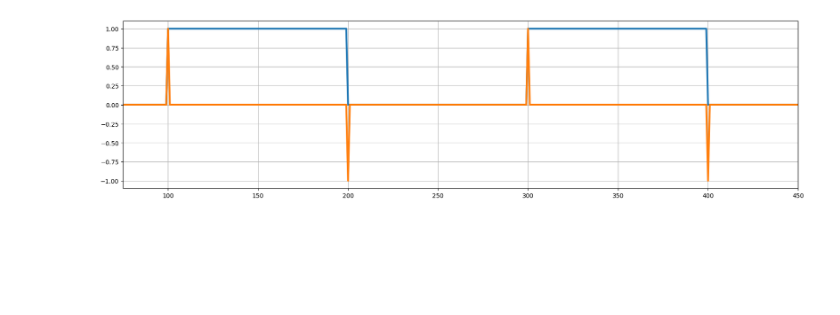
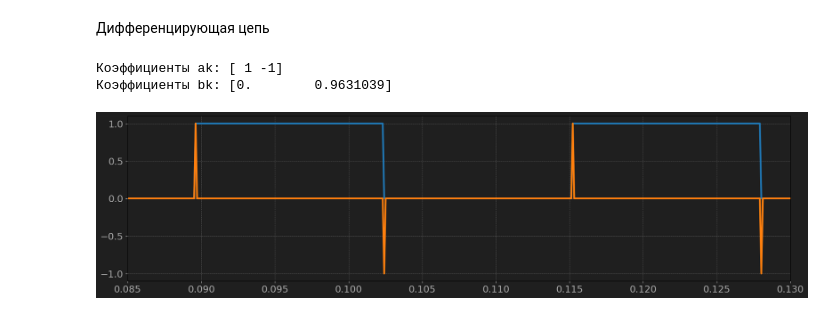
Before and after one commit to shabanovacpp/study, a Jupyter notebook: 8sem/ЦОС/dsp_dz.ipynb, the cells around one changed output. Cells and saved outputs as stored; diff of their text form; code cells hidden in the pictures; blank space fills up the shorter version.

```diff
--- a/8sem/ЦОС/dsp_dz.ipynb
+++ b/8sem/ЦОС/dsp_dz.ipynb
@@ -4,5 +6,26 @@ import matplotlib.pyplot as plt
+# %%
+plt.rcParams['axes.facecolor'] = "#1f1f1f"
+plt.rcParams['figure.facecolor'] = "#1f1f1f"
+plt.rcParams['grid.color'] = '#777777'
+plt.rcParams['grid.linestyle'] = '--'
+plt.rcParams['grid.linewidth'] = 0.5
+plt.rcParams['grid.alpha'] = 0.8
+plt.rcParams['font.size'] = 16
+plt.rcParams['xtick.color'] = '#aaaaaa'
+plt.rcParams['ytick.color'] = '#aaaaaa'
+plt.rcParams['axes.labelcolor'] = '#aaaaaa'
+plt.rcParams['axes.titlecolor'] = '#aaaaaa'
+plt.rcParams['legend.labelcolor'] = '#aaaaaa'
 # %%
-x = np.tile(np.repeat(np.array([0,1]),100),20)
+fs = 10000
+tau = 1/fs
+x = np.tile(np.repeat(np.array([0,1]),128),20)
+t = np.linspace(0, tau*len(x), len(x))
+x_fft = np.abs(fft(x))
+x_fft /= max(x_fft)
+freq_x = fftfreq(len(x), d=t[1]-t[0])
+# %% [markdown]
+Дифференцирующая цепь
 # %%
 T_dev_taud = 1/26.6
 diff_a = np.array([1, -1])
@@ -10,11 +33,16 @@ diff_b = np.array([0, np.exp(-T_dev_taud)])
 y_diff = np.zeros_like(x)
 for i in range(1,len(y_diff)):
     y_diff[i] = x[i]*diff_a[0] + x[i-1]*diff_a[1] + y_diff[i-1]*diff_b[1]
+print(f"Коэффициенты ak: {diff_a}\nКоэффициенты bk: {diff_b}")
+# %% [output]
+Коэффициенты ak: [ 1 -1]
+Коэффициенты bk: [0.        0.9631039]
 # %%
 plt.figure(figsize=(20,5))
-plt.plot(x, linewidth=3)
-plt.plot(y_diff, linewidth=3)
-plt.xlim(75,450)
+plt.plot(t, x, linewidth=3)
+plt.plot(t, y_diff, linewidth=3)
+# plt.xlim(750,4500)
+plt.xlim(850*tau,1300*tau)
 plt.grid(1)
 # %% [output]
-[figure, old version]
+[figure, new version]
```
Also changed, not shown: parts of 22 cells of this notebook.
